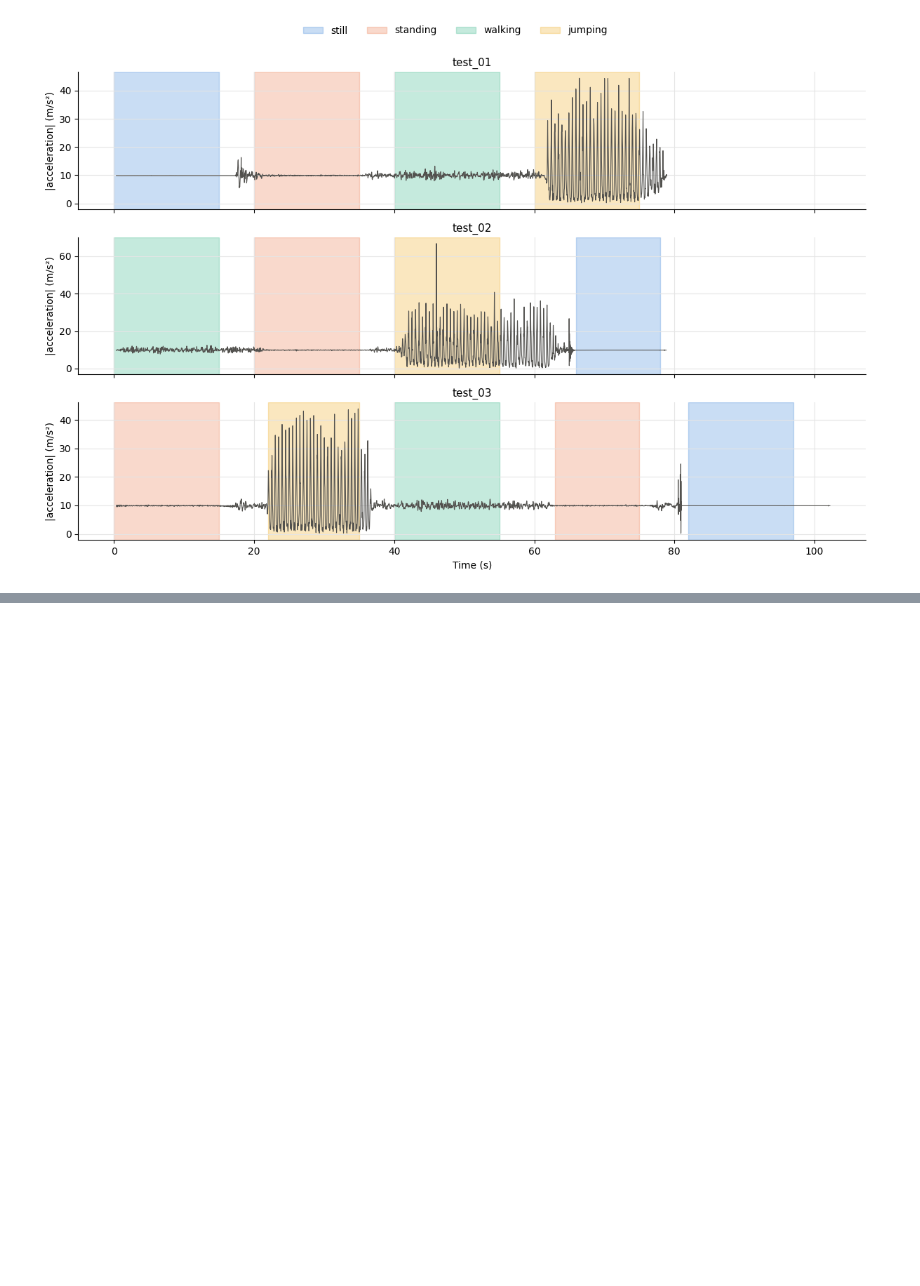
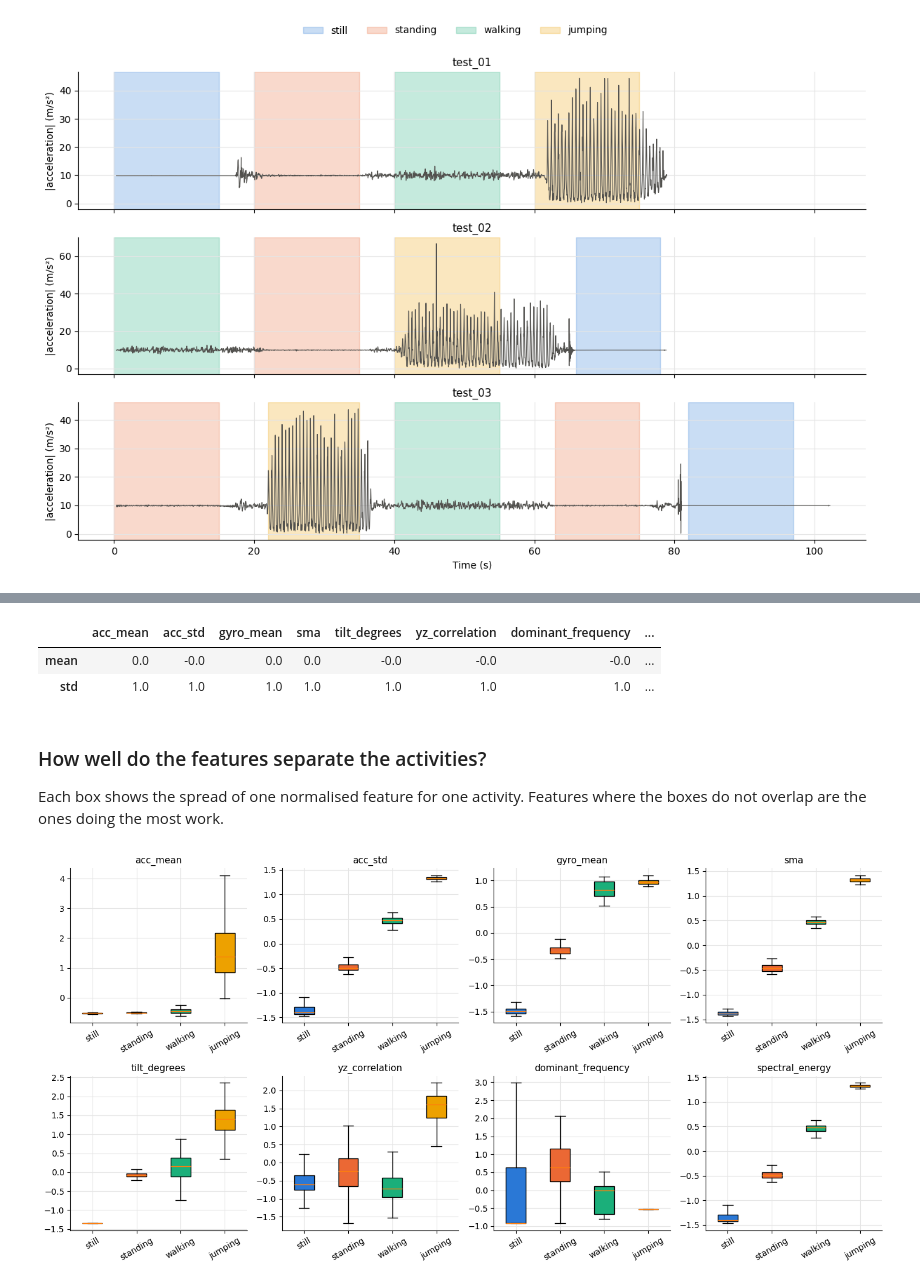
Before and after one commit to michael-alu/hidden-markov-models, a Jupyter notebook: hmm_activity_recognition.ipynb, the cells around one changed output, grey strips where cells are left out. Cells and saved outputs as stored; diff of their text form; code cells hidden in the pictures; blank space fills up the shorter version.

```diff
--- a/hmm_activity_recognition.ipynb
+++ b/hmm_activity_recognition.ipynb
@@ -495,0 +757,63 @@ plt.show()
+# %%
+train_log_scaled = apply_log_scale(train_features)
+
+training_means = train_log_scaled[FEATURE_NAMES].mean()
+
+training_stds = train_log_scaled[FEATURE_NAMES].std()
+
+train_normalised = apply_z_score(train_log_scaled, training_means, training_stds)
+
+test_normalised: dict[str, pd.DataFrame] = {}
+
+for session_name in TEST_SESSIONS:
+    session_log_scaled = apply_log_scale(test_features[session_name])
+
+    test_normalised[session_name] = apply_z_score(session_log_scaled, training_means, training_stds)
+
+train_normalised[FEATURE_NAMES].describe().loc[["mean", "std"]].round(3)
+# %% [output]
+|  | acc_mean | acc_std | gyro_mean | sma | tilt_degrees | yz_correlation | dominant_frequency | ... |
+| mean | 0.0 | -0.0 | 0.0 | 0.0 | -0.0 | -0.0 | -0.0 | ... |
+| std | 1.0 | 1.0 | 1.0 | 1.0 | 1.0 | 1.0 | 1.0 | ... |
+# %% [markdown]
+### How well do the features separate the activities?
+
+Each box shows the spread of one normalised feature for one activity. Features where the boxes do not overlap are the ones doing the most work.
+# %%
+def plot_feature_boxes(feature_table: pd.DataFrame) -> Figure:
+    figure, axes = plt.subplots(2, 4, figsize=(14, 7))
+
+    flat_axes = axes.flatten()
+
+    for plot_number, feature_name in enumerate(FEATURE_NAMES):
+        feature_plot = flat_axes[plot_number]
+
+        values_per_activity: list[np.ndarray] = []
+
+        for activity in ACTIVITIES:
+            activity_rows = feature_table[feature_table["activity"] == activity]
+
+            values_per_activity.append(activity_rows[feature_name].to_numpy())
+
+        boxes = feature_plot.boxplot(values_per_activity, patch_artist=True, showfliers=False)
+
+        for box, activity in zip(boxes["boxes"], ACTIVITIES):
+            box.set_facecolor(ACTIVITY_COLORS[activity])
+
+        feature_plot.set_xticks(range(1, len(ACTIVITIES) + 1))
+
+        feature_plot.set_xticklabels(ACTIVITIES, rotation=30)
+
+        feature_plot.set_title(feature_name)
+
+    figure.tight_layout()
+
+    return figure
+# %%
+feature_figure = plot_feature_boxes(train_normalised)
+
+feature_figure.savefig(os.path.join(FIGURES_FOLDER, "feature_boxplots.png"), dpi=FIGURE_DPI)
+
+plt.show()
+# %% [output]
+[figure, added]
```
Also changed, not shown: parts of 15 cells of this notebook.
